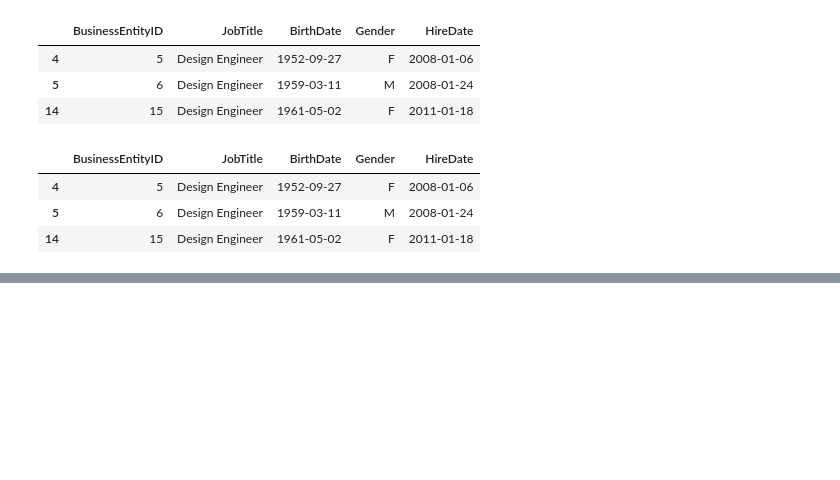
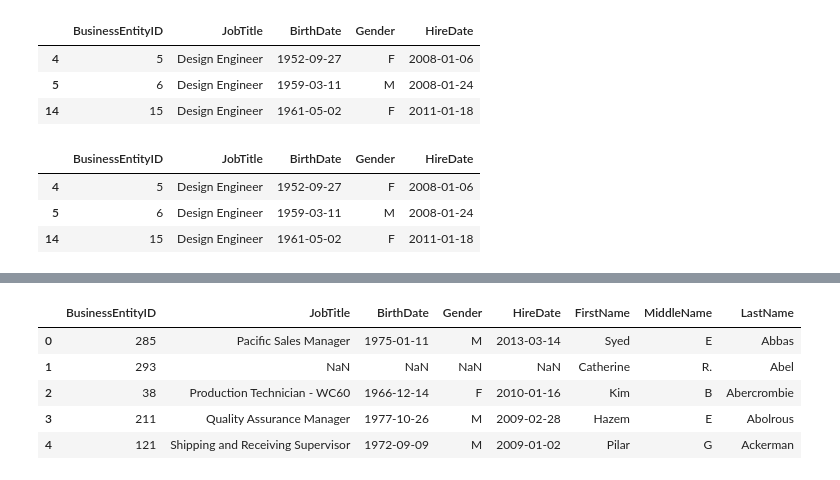
Before and after one commit to JonathanPollyn/Python-Data-Analysis, a Jupyter notebook: NumPy and Pandas/Understanding Pandas DataFrame.ipynb, the cells around one changed output, grey strips where cells are left out. Cells and saved outputs as stored; diff of their text form; code cells hidden in the pictures; blank space fills up the shorter version.

```diff
--- a/NumPy and Pandas/Understanding Pandas DataFrame.ipynb
+++ b/NumPy and Pandas/Understanding Pandas DataFrame.ipynb
@@ -208,0 +303,13 @@ sql_df[sql_df['JobTitle']=='Design Engineer']
+# %%
+# Join the Excel df with the SQL df - using right join
+right_df = pd.merge(sql_df,excel_df,how='right', on='BusinessEntityID')
+# %%
+# View the first 5 rows of the data
+right_df.head()
+# %% [output]
+|  | BusinessEntityID | JobTitle | BirthDate | Gender | HireDate | FirstName | MiddleName | LastName |
+| 0 | 285 | Pacific Sales Manager | 1975-01-11 | M | 2013-03-14 | Syed | E | Abbas |
+| 1 | 293 | NaN | NaN | NaN | NaN | Catherine | R. | Abel |
+| 2 | 38 | Production Technician - WC60 | 1966-12-14 | F | 2010-01-16 | Kim | B | Abercrombie |
+| 3 | 211 | Quality Assurance Manager | 1977-10-26 | M | 2009-02-28 | Hazem | E | Abolrous |
+| 4 | 121 | Shipping and Receiving Supervisor | 1972-09-09 | M | 2009-01-02 | Pilar | G | Ackerman |
```
Also changed, not shown: parts of 18 cells of this notebook, 1 other file.
